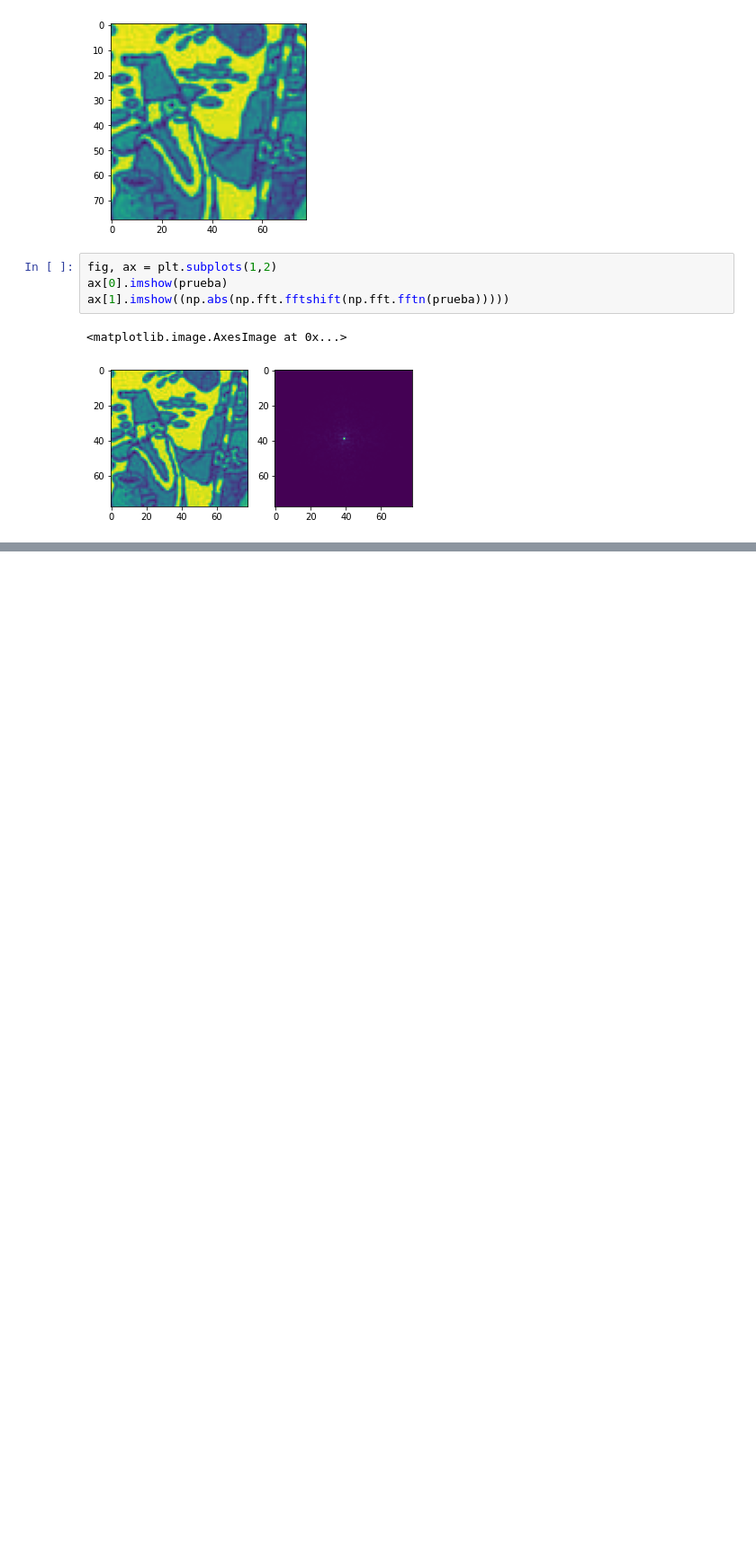
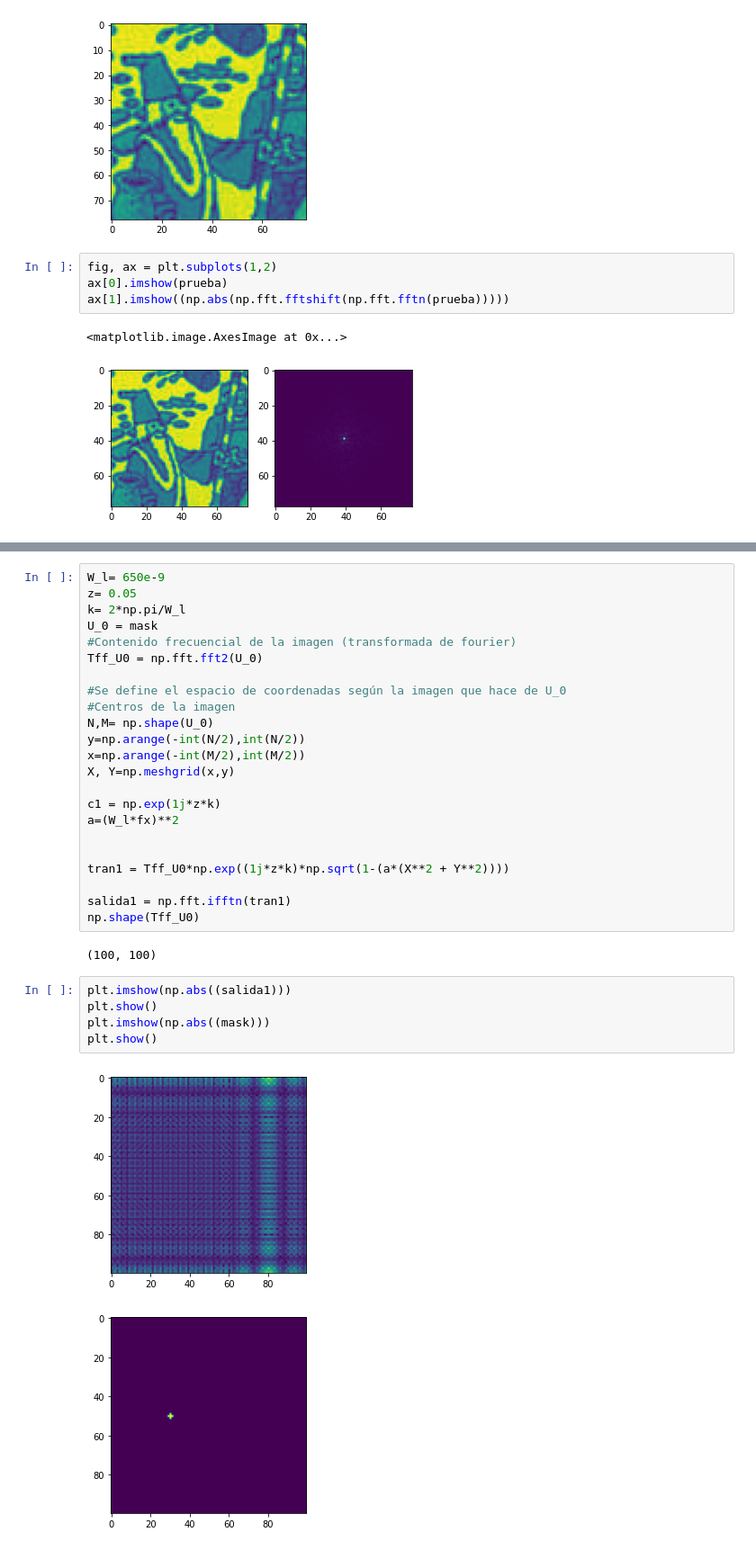
Before and after one commit to JuanDaAC/OpticalInstruments, a Jupyter notebook: Entrega 2/Pruebas/PruebasFourier.ipynb, the cells around one changed output, grey strips where cells are left out. Shown: that part at 90% size. Drawn from its saved outputs; the diff is of its cells as text; blank space fills up the shorter version.

```diff
--- a/Entrega 2/Pruebas/PruebasFourier.ipynb
+++ b/Entrega 2/Pruebas/PruebasFourier.ipynb
@@ -147,0 +182,33 @@ plt.imshow(np.abs(np.fft.fftshift(eso)))
+# %%
+W_l= 650e-9
+z= 0.05
+k= 2*np.pi/W_l
+U_0 = mask
+#Contenido frecuencial de la imagen (transformada de fourier)
+Tff_U0 = np.fft.fft2(U_0)
+
+#Se define el espacio de coordenadas según la imagen que hace de U_0
+#Centros de la imagen
+N,M= np.shape(U_0)
+y=np.arange(-int(N/2),int(N/2))
+x=np.arange(-int(M/2),int(M/2))
+X, Y=np.meshgrid(x,y)
+
+c1 = np.exp(1j*z*k)
+a=(W_l*fx)**2
+
+
+tran1 = Tff_U0*np.exp((1j*z*k)*np.sqrt(1-(a*(X**2 + Y**2))))
+
+salida1 = np.fft.ifftn(tran1)
+np.shape(Tff_U0)
+# %% [output]
+(100, 100)
+# %%
+plt.imshow(np.abs((salida1)))
+plt.show()
+plt.imshow(np.abs((mask)))
+plt.show()
+# %% [output]
+[figure, added]
+[figure, added]
```
Also changed, not shown: parts of 4 cells of this notebook.
